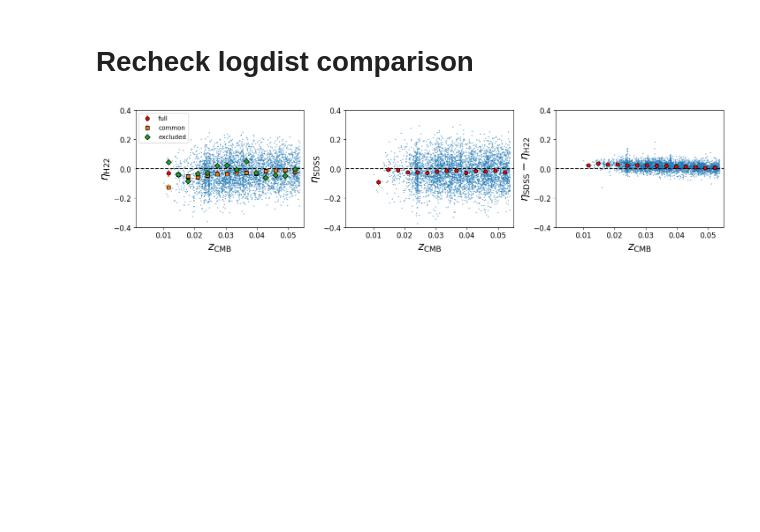
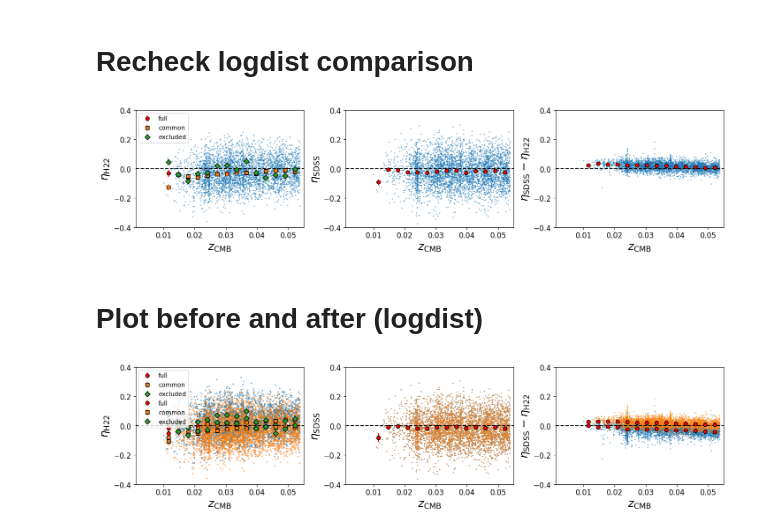
Before and after one commit to mrafifrbbn/thesis-research-2.0, a Jupyter notebook: experiments/experiment_011_refit_cullan_sdss/refit_cullan_sdss.ipynb, the cells around one changed output. Cells and saved outputs as stored; diff of their text form; code cells hidden in the pictures; blank space fills up the shorter version.

```diff
--- a/experiments/experiment_011_refit_cullan_sdss/refit_cullan_sdss.ipynb
+++ b/experiments/experiment_011_refit_cullan_sdss/refit_cullan_sdss.ipynb
@@ -407,3 +395,64 @@ fig.tight_layout()
 # fig.savefig('./sdss_comparison.pdf', bbox_inches='tight', dpi=300)
 # %% [output]
 [figure]
+# %% [markdown]
+# Plot before and after (logdist)
+# %%
+a_ = 1.8
+fig, (ax1, ax2, ax3) = plt.subplots(ncols=3, figsize=(8 * a_, 2 * a_))
+for method in ["corr", "new"]:
+    N_BIN = 10
+    WINDOW_SIZE = 0.005
+    ylabels = ['$\eta_\mathrm{H22}$', '$\eta_\mathrm{SDSS}$', '$\eta_\mathrm{SDSS} - \eta_\mathrm{H22}$']
+
+    # Load my SDSS data
+    df_mine = pd.read_csv("../../data/foundation/logdist/smin_setting_1/fp_fit_method_0/sdss.csv")
+
+    # Load Cullan's old SDSS data
+    df_cullan = pd.read_csv("./cullan_sdss_logdist_refit_full_fn.csv")
+    df_cullan.rename({"z_dist_est": "zcmb_group", "logdist_corr_err": "logdist_err_corr"}, axis=1, inplace=True)
+
+    # AX 1: Plot Cullan's data vs redshift
+    ## Full redshift-limited sample
+    ax1.scatter(df_cullan['zcmb_group'], df_cullan[f'logdist_{method}'], s=2, alpha=0.5)
+    z_bin, logdist_bin, logdist_bin_err, logdist_bin_stderr = bin_data_error_weighting(df_cullan['zcmb_group'].to_numpy(), df_cullan[f'logdist_{method}'].to_numpy(), df_cullan[f"logdist_err_{method}"].to_numpy(), xmin=ZMIN, xmax=ZMAX, n_bin=15)
+    ax1.errorbar(z_bin, logdist_bin, yerr=logdist_bin_stderr, fmt='o', c='r', mec='k', label='full')
+
+    ## Galaxies in common with mine
+    df_common = df_mine[['objid', 'z_dist_est', 'logdist_common_abc', 'logdist_err_common_abc']]\
+        .merge(df_cullan[['objid', 'zcmb_group', f'logdist_{method}', f'logdist_err_{method}']], how='inner')
+    z_bin, logdist_bin, logdist_bin_err, logdist_bin_stderr = bin_data_error_weighting(df_common['zcmb_group'].to_numpy(), df_common[f'logdist_{method}'].to_numpy(), df_common[f"logdist_err_{method}"].to_numpy(), xmin=ZMIN, xmax=ZMAX, n_bin=15)
+    ax1.errorbar(z_bin, logdist_bin, yerr=logdist_bin_stderr, fmt='s', c='C1', mec='k', label='common')
+
+    ## Galaxies excluded from mine
+    df_excluded = df_cullan[~(df_cullan['objid'].isin(df_common['objid'].tolist()))]
+    z_bin, logdist_bin, logdist_bin_err, logdist_bin_stderr = bin_data_error_weighting(df_excluded['zcmb_group'].to_numpy(), df_excluded[f'logdist_{method}'].to_numpy(), df_excluded[f'logdist_err_{method}'].to_numpy(), xmin=ZMIN, xmax=ZMAX, n_bin=15)
+    ax1.errorbar(z_bin, logdist_bin, yerr=logdist_bin_stderr, fmt='D', c='C2', mec='k', label='excluded')
+    ax1.legend()
+
+
+    # AX 2: Plot my logdist vs redshift
+    z_bin, logdist_bin, logdist_bin_err, logdist_bin_stderr = bin_data_error_weighting(df_mine['z_dist_est'].to_numpy(), df_mine['logdist_common_abc'].to_numpy(), df_mine['logdist_err_common_abc'].to_numpy(), xmin=ZMIN, xmax=ZMAX, n_bin=15)
+    ax2.scatter(df_mine['z_dist_est'], df_mine['logdist_common_abc'], s=1, alpha=0.5)
+    ax2.errorbar(z_bin, logdist_bin, yerr=logdist_bin_stderr, fmt='o', c='r', mec='k')
+
+
+    # AX 3: Plot logdist difference vs redshift
+    df_common['delta_logdist'] = df_common['logdist_common_abc'] - df_common[f'logdist_{method}']
+    z_bin, logdist_bin, logdist_bin_err, logdist_bin_stderr = bin_data(df_common['z_dist_est'].to_numpy(), df_common['delta_logdist'].to_numpy(), 1.0, xmin=ZMIN, xmax=ZMAX, n_bin=15)
+    ax3.scatter(df_common['z_dist_est'], df_common['delta_logdist'], s=1, alpha=0.5)
+    ax3.errorbar(z_bin, logdist_bin, yerr=logdist_bin_stderr, fmt='o', c='r', mec='k')
+
+
+    for i, ax in enumerate(fig.axes):
+        ax.axhline(y=0, c='k', ls='--')
+        ax.set_xlim(0.001, 0.055)
+        ax.set_ylim(-0.4, 0.4)
+        ax.set_ylabel(ylabel=ylabels[i], fontsize=18)
+        ax.set_xlabel(r"$z_\mathrm{CMB}$", fontsize=18)
+        ax.tick_params(axis='both', which='both', labelsize=12, direction="out")
+
+fig.tight_layout()
+# fig.savefig('./sdss_comparison.pdf', bbox_inches='tight', dpi=300)
+# %% [output]
+[figure, added]
```
Also changed, not shown: parts of 4 cells of this notebook, 41 other files.
